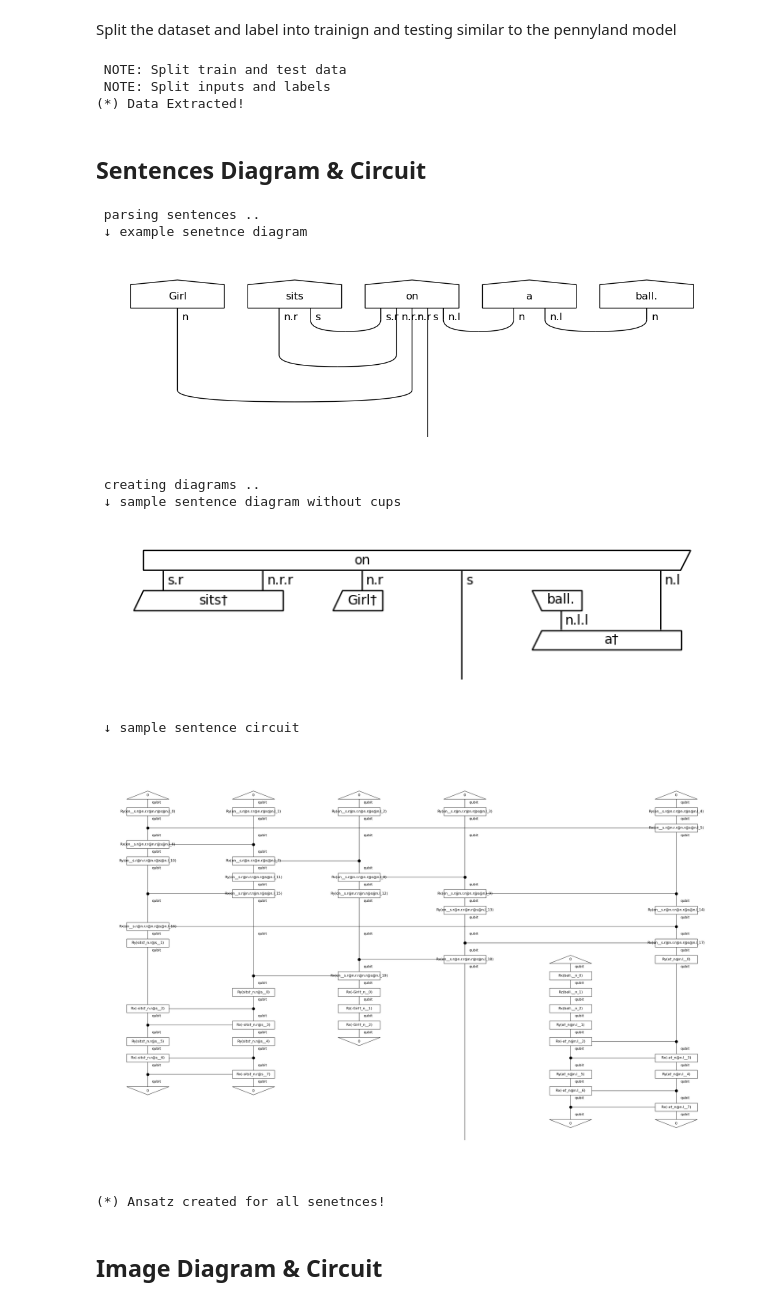
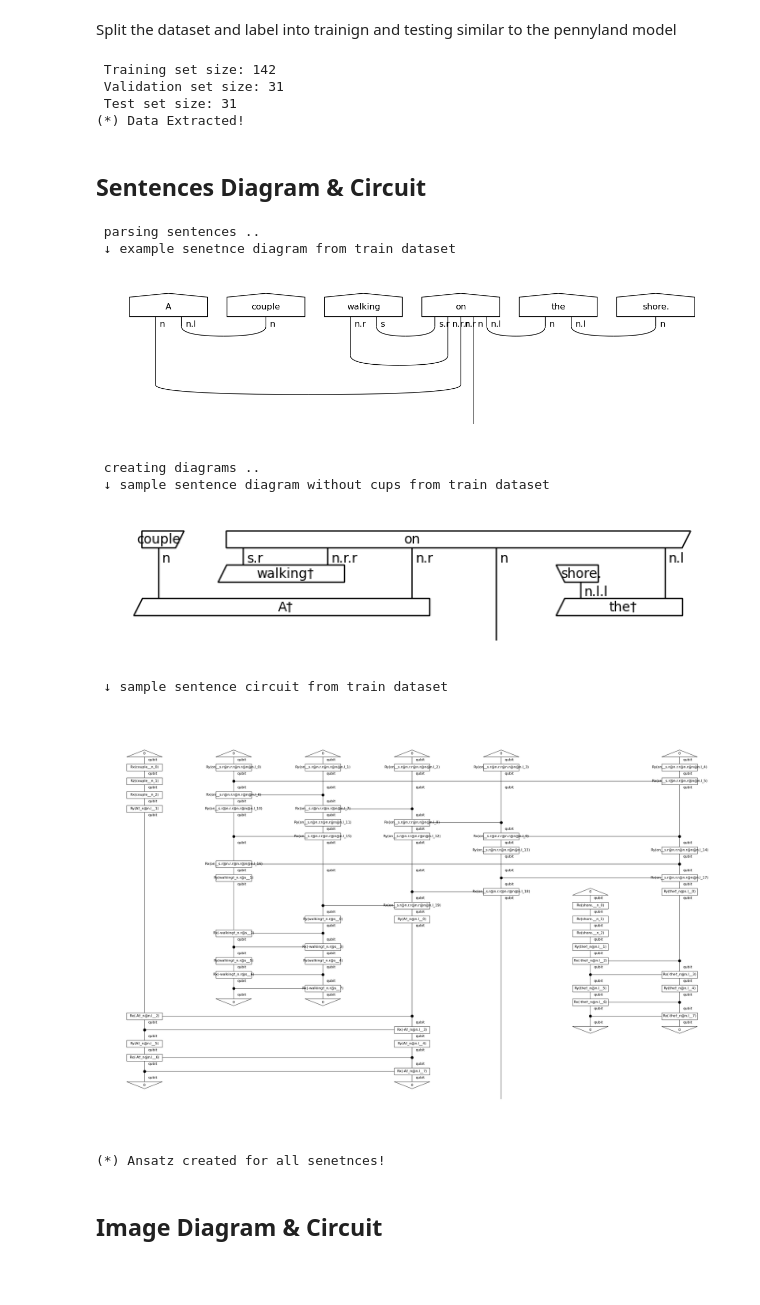
Before and after one commit to halaa901/QNLP-Thesis, a Jupyter notebook: circuit.ipynb, the cells around one changed output. Drawn from its saved outputs; the diff is of its cells as text; code cells hidden in the pictures; blank space fills up the shorter version.

Commit message:
train, val,test added. Filtered and processed conc_diagrams checkpoint

```diff
--- a/circuit.ipynb
+++ b/circuit.ipynb
@@ -62,61 +63,88 @@ df = pd.DataFrame({
 df["image_1"] = df["image_1"].apply(lambda x: ast.literal_eval(x) if isinstance(x, str) else x)
 df["image_2"] = df["image_2"].apply(lambda x: ast.literal_eval(x) if isinstance(x, str) else x)
 
-# # Split the dataset
-# train_df, test_df = train_test_split(df, test_size=0.2, random_state=42)
+# ============= TODO: =============
+# RE ORDER THE LABELS AND IMAGES!
+# =================================
 
-# # Output sizes of the splits
-# print(f"Training set size: {len(train_df)}")
-# print(f"Testing set size: {len(test_df)}")
+# First split: train and combined validation/test set
+train_df, temp_df = train_test_split(df, test_size=0.3, random_state=42)
 
-print(" NOTE: Split train and test data")
-print(" NOTE: Split inputs and labels")
+# Second split: validation and test set
+val_df, test_df = train_test_split(temp_df, test_size=0.5, random_state=42)
+
+train_df = train_df.reset_index(drop=True)
+val_df = val_df.reset_index(drop=True)
+test_df = test_df.reset_index(drop=True)
+
+# Print the sizes of each set to verify
+print(f" Training set size: {len(train_df)}")
+print(f" Validation set size: {len(val_df)}")
+print(f" Test set size: {len(test_df)}")
+
+
 
 print("(*) Data Extracted!\n")
 # %% [output]
- NOTE: Split train and test data
- NOTE: Split inputs and labels
+ Training set size: 142
+ Validation set size: 31
+ Test set size: 31
 (*) Data Extracted!
 # %% [markdown]
 ## Sentences Diagram & Circuit
 # %%
 # ==============================================
 # CREATE SENTENCE DIAGRAMS
 # ==============================================
 
 remove_cups = RemoveCupsRewriter()
 
 # Parse the sentence
-sentences = df["sentence"]
+train_sentences = train_df["sentence"]
+val_sentences = val_df["sentence"]
+test_sentences = test_df["sentence"]
 
 # Use BobbcatParser to convert it into a string diagram
 print(" parsing sentences ..")
 parser = BobcatParser(verbose='suppress')
-raw_sentence_diagrams = [parser.sentence2diagram(sentence) for sentence in sentences]
-print(" ↓ example senetnce diagram")
-raw_sentence_diagrams[1].draw(figsize=(14, 3), fontsize=12)
+raw_train_sentence_diagrams = [parser.sentence2diagram(sentence) for sentence in train_sentences]
+raw_val_sentence_diagrams = [parser.sentence2diagram(sentence) for sentence in val_sentences]
+raw_test_sentence_diagrams = [parser.sentence2diagram(sentence) for sentence in test_sentences]
+# --------
+print(" ↓ example senetnce diagram from train dataset")
+raw_train_sentence_diagrams[1].draw(figsize=(14, 3), fontsize=12)
+# --------
 
-# Use remoce cups to decrease the number of wires used
+# Use remove cups to decrease the number of wires used
 print(" creating diagrams ..")
-train_diagrams_sentence = [remove_cups(sentence_diagram) for sentence_diagram in raw_sentence_diagrams]
-print(' ↓ sample sentence diagram without cups')
+train_diagrams_sentence = [remove_cups(sentence_diagram) for sentence_diagram in raw_train_sentence_diagrams]
+val_diagrams_sentence = [remove_cups(sentence_diagram) for sentence_diagram in raw_val_sentence_diagrams]
+test_diagrams_sentence = [remove_cups(sentence_diagram) for sentence_diagram in raw_test_sentence_diagrams]
+# --------
+print(' ↓ sample sentence diagram without cups from train dataset')
 train_diagrams_sentence[1].draw()
+# --------
 
 ansatz_sentence = Sim14Ansatz({AtomicType.NOUN: 1, AtomicType.SENTENCE: 1, AtomicType.PREPOSITIONAL_PHRASE: 1},n_layers=1)
+
 train_circuits_sentence = [ansatz_sentence(diagram) for diagram in train_diagrams_sentence]
-print(' ↓ sample sentence circuit')
+val_circuits_sentence = [ansatz_sentence(diagram) for diagram in val_diagrams_sentence]
+test_circuits_sentence = [ansatz_sentence(diagram) for diagram in test_diagrams_sentence]
+# --------
+print(' ↓ sample sentence circuit from train dataset')
 train_circuits_sentence[1].draw(figsize=(30, 20), fontsize=12)
+# --------
 
 print("(*) Ansatz created for all senetnces!\n")
 # %% [output]
  parsing sentences ..
- ↓ example senetnce diagram
+ ↓ example senetnce diagram from train dataset
-[figure, old version]
+[figure, new version]
  creating diagrams ..
- ↓ sample sentence diagram without cups
+ ↓ sample sentence diagram without cups from train dataset
-[figure, old version]
+[figure, new version]
- ↓ sample sentence circuit
+ ↓ sample sentence circuit from train dataset
-[figure, old version]
+[figure, new version]
 (*) Ansatz created for all senetnces!
 # %% [markdown]
 ## Image Diagram & Circuit
```
Also changed, not shown: parts of 5 cells of this notebook.
